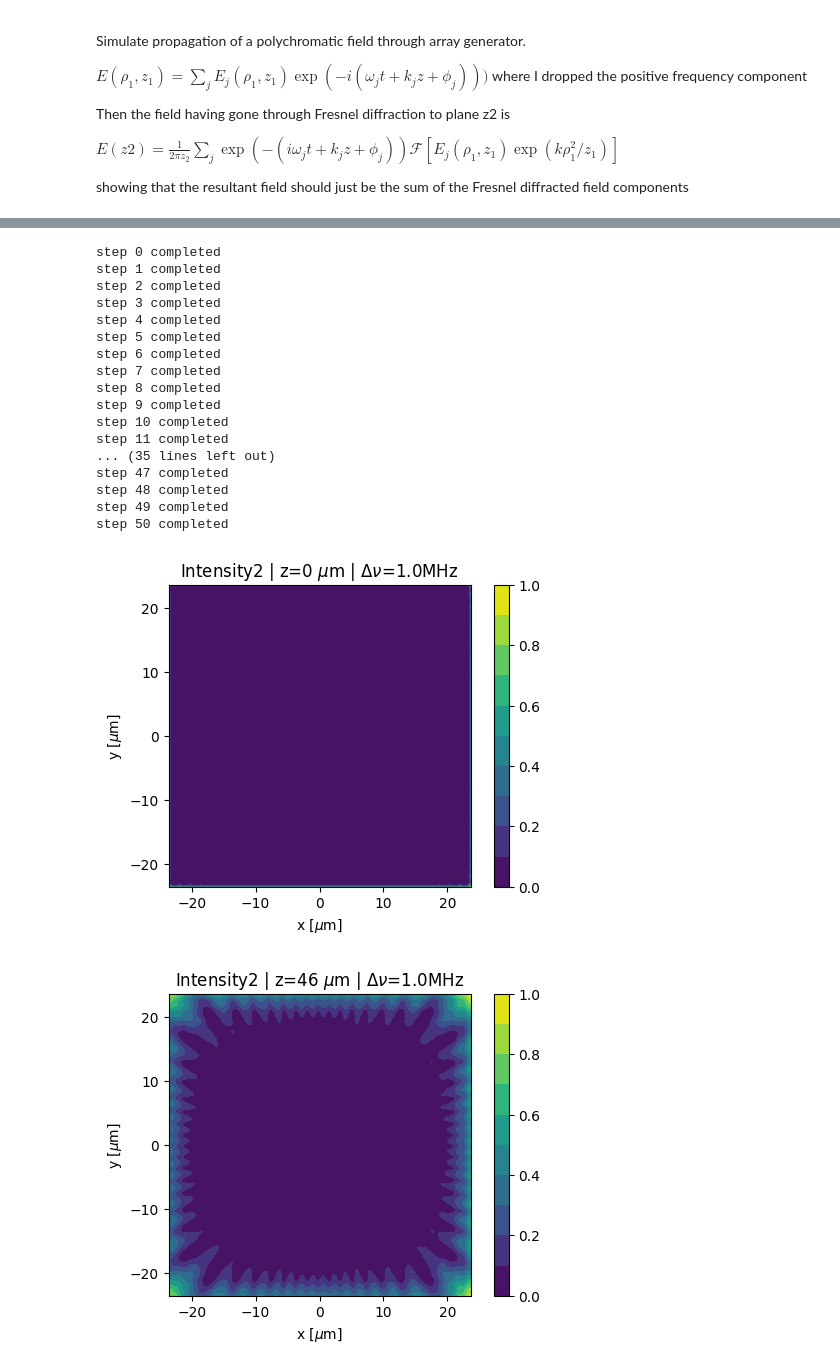
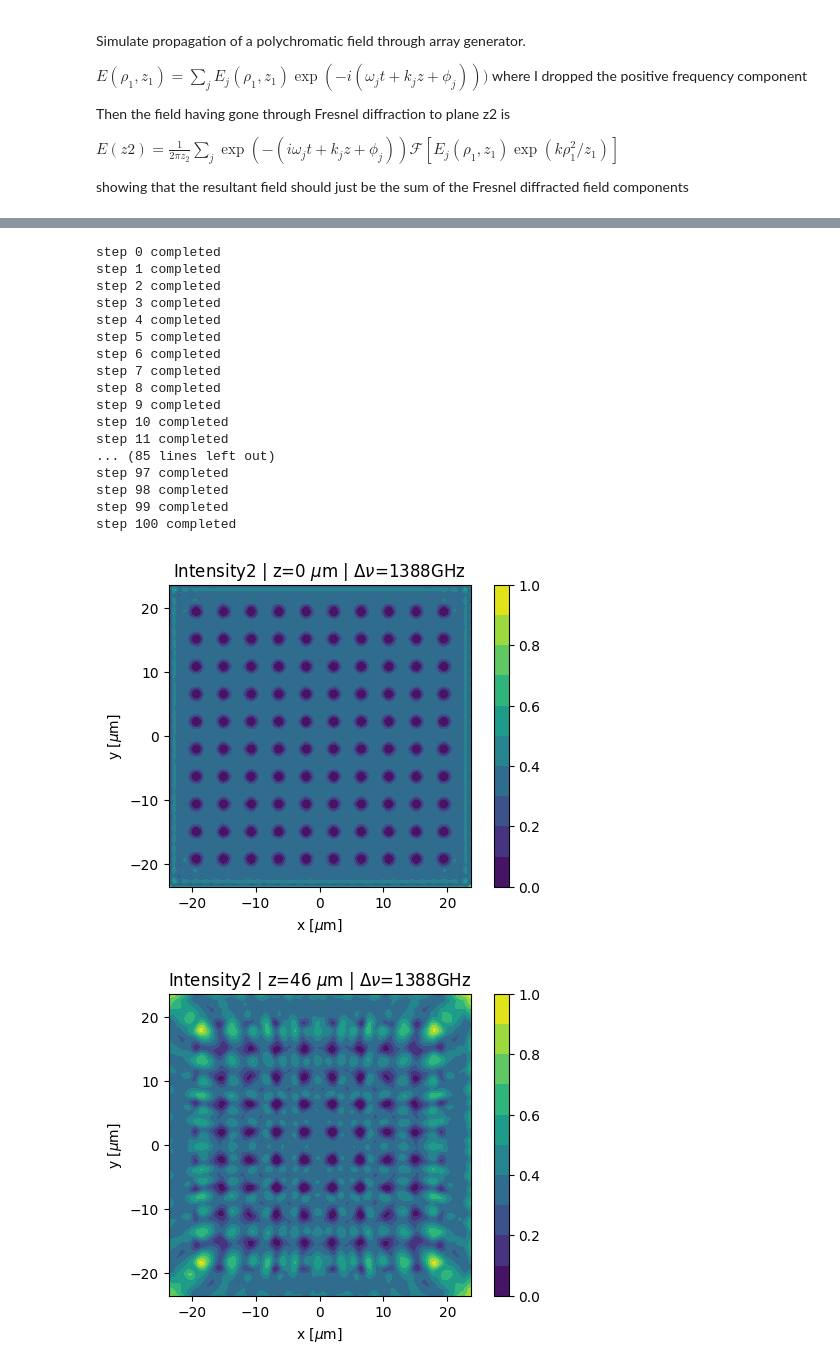
Before and after one commit to prhuft/fourier-optics, a Jupyter notebook: gba/spectrally_incoherent_gba.ipynb, the cells around one changed output, grey strips where cells are left out. Saved outputs shown, nothing was run; the diff lists cells and outputs as text; code cells hidden in the pictures.

Commit message:
spectrally incoherent array plots

```diff
--- a/gba/spectrally_incoherent_gba.ipynb
+++ b/gba/spectrally_incoherent_gba.ipynb
@@ -133,8 +133,9 @@ showing that the resultant field should just be the sum of the Fresnel diffracte
 # lengths in m
 
 lmbda = 8.05e-7
+dlmbda = 4e-9 # FWHM
 nu0 = c/lmbda
-dnu = 1e9 # full-width half maximum of spectrum
+dnu = dlmbda*nu0**2/c # FWHM of freq. spectrum
 
 # lorentzian scaled to have peak value = 1
 L = lambda nu: lorentzian(nu, nu0, dnu)/lorentzian(nu0,nu0,dnu)
@@ -161,6 +162,8 @@ zTalboty = 2*Ly2**2/lmbda
 print("length units are m:")
 print(f'b={b:0.6f}, a={a}, dx={dx}, dy={dy}, xnum={xnum1}, ynum={ynum1}')
 print(f'zTalbotx={zTalbotx:0.6f}, zTalboty={zTalboty:0.6f}')
+print(f'Power spectrum FWHM: {dnu/1e9:0.2f} GHz')
+print(f'Coherence length: {c/(pi*dnu*1e-6):0.0f} um')
 # %% [output]
 length units are m:
 b=0.002455, a=0.0001, dx=0.00043, dy=0.00043, xnum=10, ynum=10
@@ -168,7 +173,8 @@ zTalbotx=0.000046, zTalboty=0.000046
 # %%
 # generate frequency components
 halfwidth = 2*dnu # the abs value of the spectral domain to sample
-nu_pts = linspace(nu0-halfwidth,nu0+halfwidth,51)
+components=101
+nu_pts = linspace(nu0-halfwidth,nu0+halfwidth,components)
 nu_pts.sort()
 
 plt.title(rf"Field amplitudes | $\Delta \nu$={dnu/1e6}MHz")
@@ -184,8 +190,8 @@ pos_std=None
 r_aper = .75 # aperture reflectivity
 t_plate = 0.8 # plate transmissivity
 mask, x0pts, w = spot_mask(xnum1, ynum1, a, dx, dy, pts, phi_std=phi_std, pos_std=pos_std, aperture=1-r_aper, plate=t_plate)
-focal_field = np.zeros(mask.shape,complex)
-talbot_field = np.zeros(mask.shape,complex)
+focal_int = np.zeros(mask.shape,float)
+talbot_int = np.zeros(mask.shape,float)
 
 phases = True
 zvals = [f2,f2+zTalbotx]
@@ -216,9 +222,9 @@ for i,nu in enumerate(nu_pts):
                                   logging=False)
 
         if z2 == f2:
-            focal_field += field2
+            focal_int += real(field2*conjugate(field2))
         else:
-            talbot_field += field2
+            talbot_int += real(field2*conjugate(field2))
 
     print(f"step {i} completed")
 # %% [output]
@@ -234,46 +240,46 @@ step 8 completed
 step 9 completed
 step 10 completed
 step 11 completed
-... (35 lines left out)
-step 47 completed
-step 48 completed
-step 49 completed
-step 50 completed
+... (85 lines left out)
+step 97 completed
+step 98 completed
+step 99 completed
+step 100 completed
 # %%
-savefig = False
+savefig = True
 # %%
 # plot field in focal and talbot planes and save
 
-for outputfield,z2 in zip([focal_field,talbot_field],zvals):
-    I2_xy = conjugate(outputfield)*outputfield
+for output_int,z2 in zip([focal_int,talbot_int],zvals):
+    I2_xy = output_int
     if f2 - z2 == 0:
         I2xy_max = amax(I2_xy)
     I2_xy /= I2xy_max
 
     scl = 1e6
     fig, ax = figax(xlabel=r'x [$\mu$m]', ylabel=r'y [$\mu$m]')
     fig.dpi=100
     title = rf'Intensity2 | z={(z2 - f2)*1e6:0.0f} $\mu$m'
-    title += rf' | $\Delta \nu$={dnu/1e6}MHz' #Uniform input $\phi$
+    title += rf' | $\Delta \nu$={dnu/1e9:0.0f}GHz' #Uniform input $\phi$
     # title += '\n Normalized to focal plane intensity'
     ax.set_title(title)
     if f2 - z2 == 0:
         cax = ax.contourf(x2pts*scl, x2pts*scl, real(I2_xy), levels=linspace(0,1,11))
     else:
         cax = ax.contourf(x2pts*scl, x2pts*scl, real(I2_xy), levels=linspace(0,1,11))
     # fig.colorbar(cax, ticks=arange(0,1.2,.2))
     fig.colorbar(cax)
 
     if savefig:
         if not phases:
             fname = os.path.join(imagedir,
-            f'plot_polychrm_{int(dnu/1e6)}MHz_monophi_z2_{int(abs((f2 - z2)*1e6))}um_{xnum1}x{ynum1}.png')
+            f'plot_polychrm_{int(dnu/1e9)}MHz_monophi_z2_{int(abs((f2 - z2)*1e6))}um_{components}pts_{xnum1}x{ynum1}.png')
         else:
             fname = os.path.join(imagedir,
-            f'plot_polychrm_{int(dnu/1e6)}MHz_whitephi_z2_{int(abs((f2 - z2)*1e6))}um_{xnum1}x{ynum1}.png')
+            f'plot_polychrm_{int(dnu/1e9)}MHz_whitephi_z2_{int(abs((f2 - z2)*1e6))}um_{components}pts_{xnum1}x{ynum1}.png')
         plt.savefig(fname, bbox_inches='tight')
         print(f"saved file to {fname}")
 savefig = False
 # %% [output]
-[figure, old version]
+[figure, new version]
-[figure, old version]
+[figure, new version]
```
Also changed, not shown: parts of 5 cells of this notebook, 7 other files.
